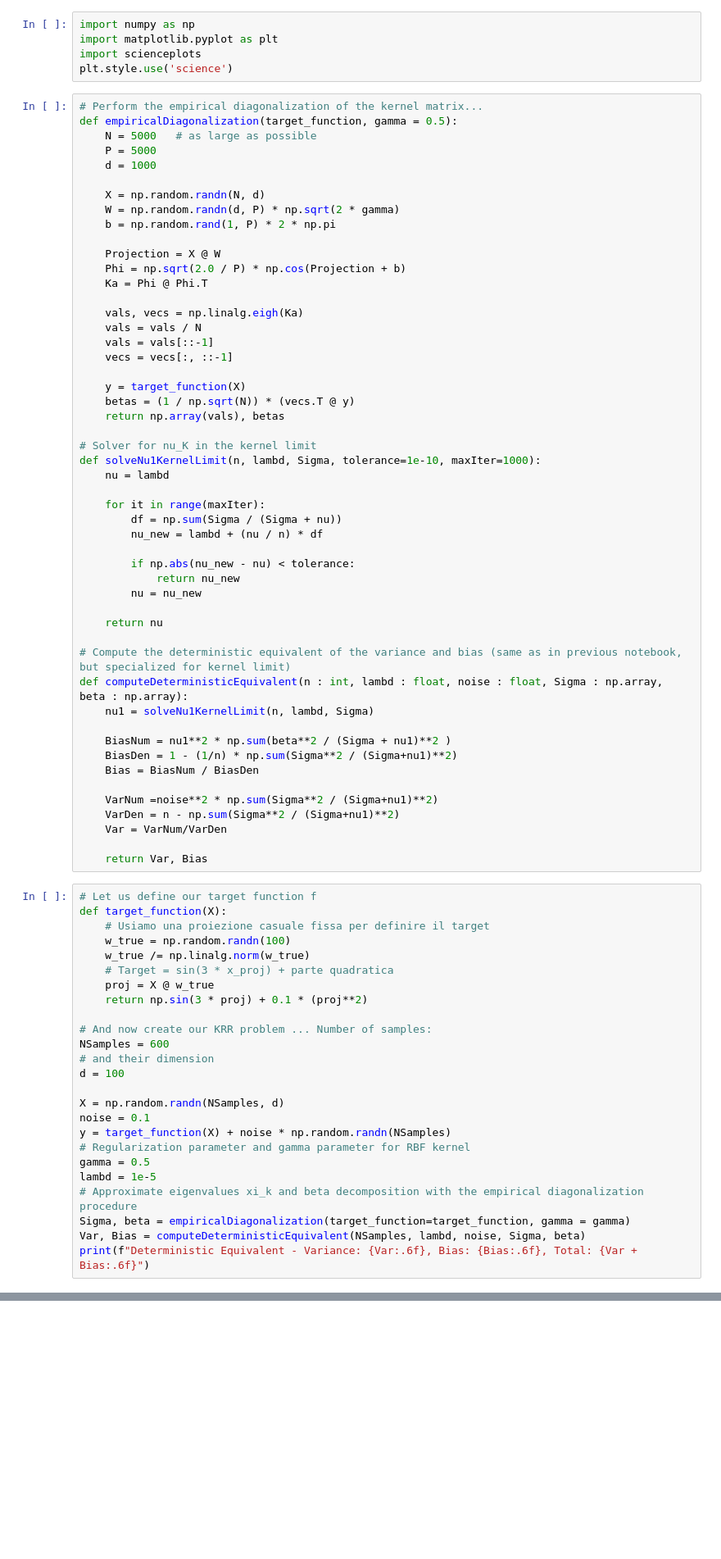
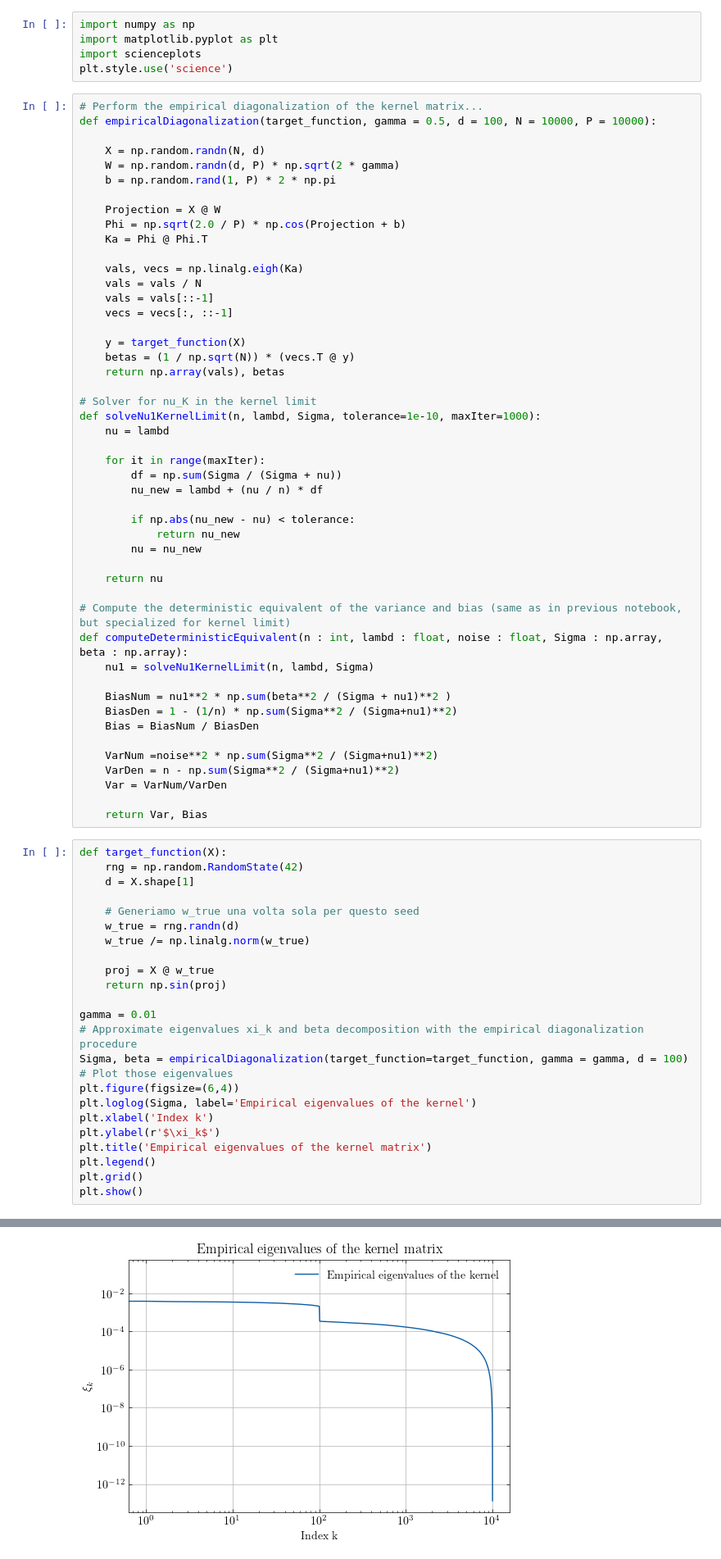
Before and after one commit to lorenzorizzi17/NeuralScaling, a Jupyter notebook: kernelLimit.ipynb, the cells around one changed output, grey strips where cells are left out. Shown at 82% size. Cells and saved outputs as stored; diff of their text form; blank space fills up the shorter version.

Commit message:
kernelLimit now works

```diff
--- a/kernelLimit.ipynb
+++ b/kernelLimit.ipynb
@@ -21,10 +21,7 @@ import scienceplots
 plt.style.use('science')
 # %%
 # Perform the empirical diagonalization of the kernel matrix...
-def empiricalDiagonalization(target_function, gamma = 0.5):
-    N = 5000   # as large as possible
-    P = 5000
-    d = 1000
+def empiricalDiagonalization(target_function, gamma = 0.5, d = 100, N = 10000, P = 10000):
 
     X = np.random.randn(N, d)
     W = np.random.randn(d, P) * np.sqrt(2 * gamma)
@@ -71,28 +68,27 @@ def computeDeterministicEquivalent(n : int, lambd : float, noise : float, Sigma
 
     return Var, Bias
 # %%
-# Let us define our target function f
 def target_function(X):
-    # Usiamo una proiezione casuale fissa per definire il target
-    w_true = np.random.randn(100)
+    rng = np.random.RandomState(42)
+    d = X.shape[1]
+
+    # Generiamo w_true una volta sola per questo seed
+    w_true = rng.randn(d)
     w_true /= np.linalg.norm(w_true)
-    # Target = sin(3 * x_proj) + parte quadratica
+
     proj = X @ w_true
-    return np.sin(3 * proj) + 0.1 * (proj**2)
+    return np.sin(proj)
 
-# And now create our KRR problem ... Number of samples:
-NSamples = 600
-# and their dimension
-d = 100
-
-X = np.random.randn(NSamples, d)
-noise = 0.1
-y = target_function(X) + noise * np.random.randn(NSamples)
-# Regularization parameter and gamma parameter for RBF kernel
-gamma = 0.5
-lambd = 1e-5
+gamma = 0.01
 # Approximate eigenvalues xi_k and beta decomposition with the empirical diagonalization procedure
-Sigma, beta = empiricalDiagonalization(target_function=target_function, gamma = gamma)
-Var, Bias = computeDeterministicEquivalent(NSamples, lambd, noise, Sigma, beta)
-print(f"Deterministic Equivalent - Variance: {Var:.6f}, Bias: {Bias:.6f}, Total: {Var + Bias:.6f}")
+Sigma, beta = empiricalDiagonalization(target_function=target_function, gamma = gamma, d = 100)
+# Plot those eigenvalues
+plt.figure(figsize=(6,4))
+plt.loglog(Sigma, label='Empirical eigenvalues of the kernel')
+plt.xlabel('Index k')
+plt.ylabel(r'$\xi_k$')
+plt.title('Empirical eigenvalues of the kernel matrix')
+plt.legend()
+plt.grid()
+plt.show()
 # %% [output]
@@ -99,0 +95 @@ ValueError: matmul: Input operand 1 has a mismatch in its core dimension 0, with
+[figure, added]
```
Also changed, not shown: parts of 8 cells of this notebook.
